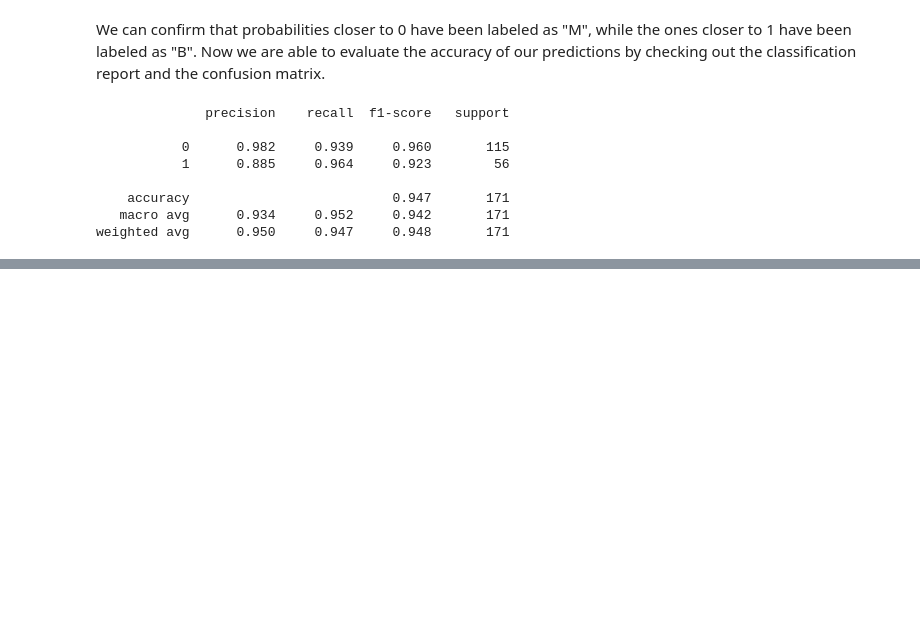
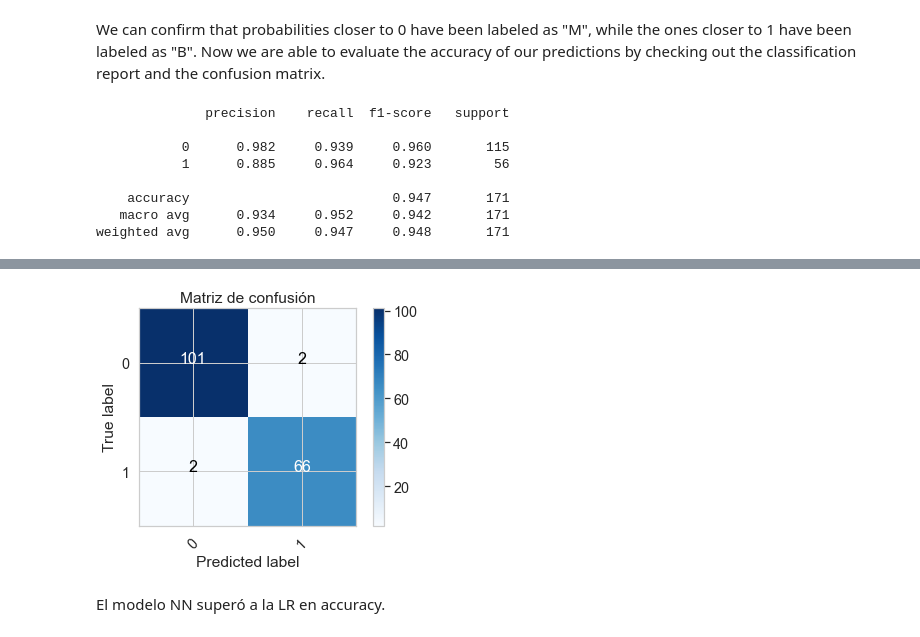
Before and after one commit to castillosebastian/research_tools, a Jupyter notebook: regresion_logistica.ipynb, the cells around one changed output, grey strips where cells are left out. Cells and saved outputs as stored; diff of their text form; code cells hidden in the pictures; blank space fills up the shorter version.

```diff
--- a/regresion_logistica.ipynb
+++ b/regresion_logistica.ipynb
@@ -558,0 +566,6 @@ weighted avg      0.950     0.947     0.948       171
+# %%
+LAYER_SIZES = 20  # Capas de neuronas
+# %%
+modelo = MLPClassifier(hidden_layer_sizes=LAYER_SIZES)
+# %%
+modelo.fit(X_train, y_train)
@@ -558,0 +590,3 @@ weighted avg      0.950     0.947     0.948       171
+# %%
+y_pred_test = modelo.predict(X_test)
+print(classification_report(y_train, y_pred_train))
@@ -558,0 +604,6 @@ weighted avg      0.950     0.947     0.948       171
+# %%
+utn_utils1.plot_confusion_matrix(y_test, y_pred_test)
+# %% [output]
+[figure, added]
+# %% [markdown]
+El modelo NN superó a la LR en accuracy.
```
Also changed, not shown: parts of 19 cells of this notebook, 4 other files.
